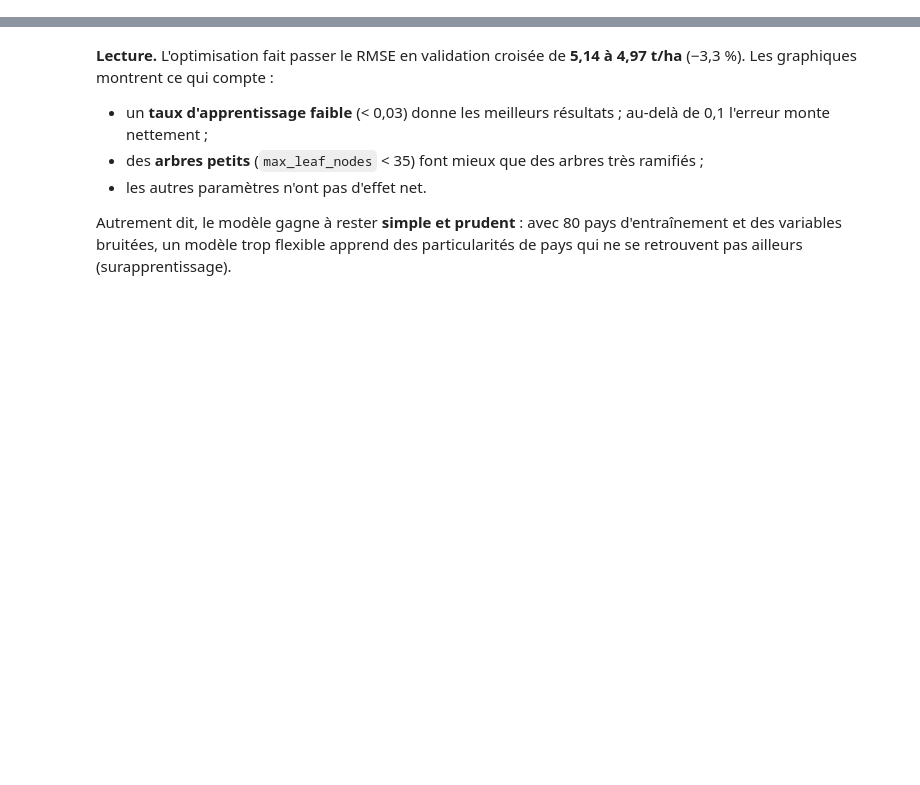
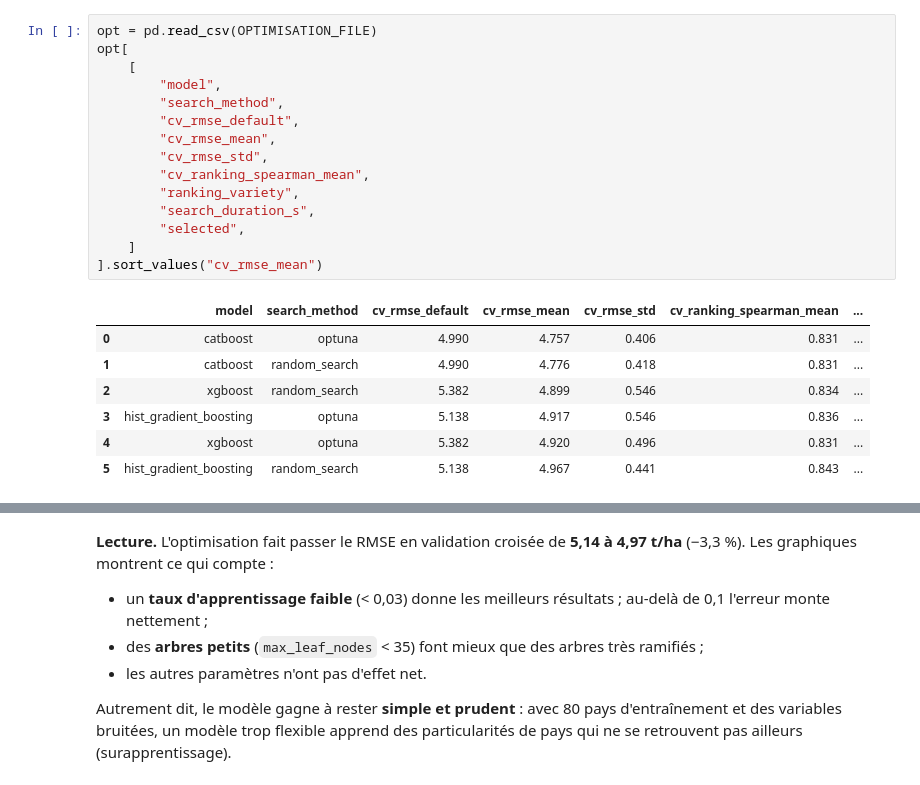
Before and after one commit to maximebarbier01/agritech-crop-reco, a Jupyter notebook: notebooks/04_modelisation.ipynb, the cells around one changed output, grey strips where cells are left out. Drawn from its saved outputs; the diff is of its cells as text; blank space fills up the shorter version.

```diff
--- a/notebooks/04_modelisation.ipynb
+++ b/notebooks/04_modelisation.ipynb
@@ -175,0 +140,23 @@ plt.show()
+# %%
+opt = pd.read_csv(OPTIMISATION_FILE)
+opt[
+    [
+        "model",
+        "search_method",
+        "cv_rmse_default",
+        "cv_rmse_mean",
+        "cv_rmse_std",
+        "cv_ranking_spearman_mean",
+        "ranking_variety",
+        "search_duration_s",
+        "selected",
+    ]
+].sort_values("cv_rmse_mean")
+# %% [output]
+|  | model | search_method | cv_rmse_default | cv_rmse_mean | cv_rmse_std | cv_ranking_spearman_mean | ... |
+| 0 | catboost | optuna | 4.990 | 4.757 | 0.406 | 0.831 | ... |
+| 1 | catboost | random_search | 4.990 | 4.776 | 0.418 | 0.831 | ... |
+| 2 | xgboost | random_search | 5.382 | 4.899 | 0.546 | 0.834 | ... |
+| 3 | hist_gradient_boosting | optuna | 5.138 | 4.917 | 0.546 | 0.836 | ... |
+| 4 | xgboost | optuna | 5.382 | 4.920 | 0.496 | 0.831 | ... |
+| 5 | hist_gradient_boosting | random_search | 5.138 | 4.967 | 0.441 | 0.843 | ... |
```
Also changed, not shown: parts of 22 cells of this notebook, 16 other files.
